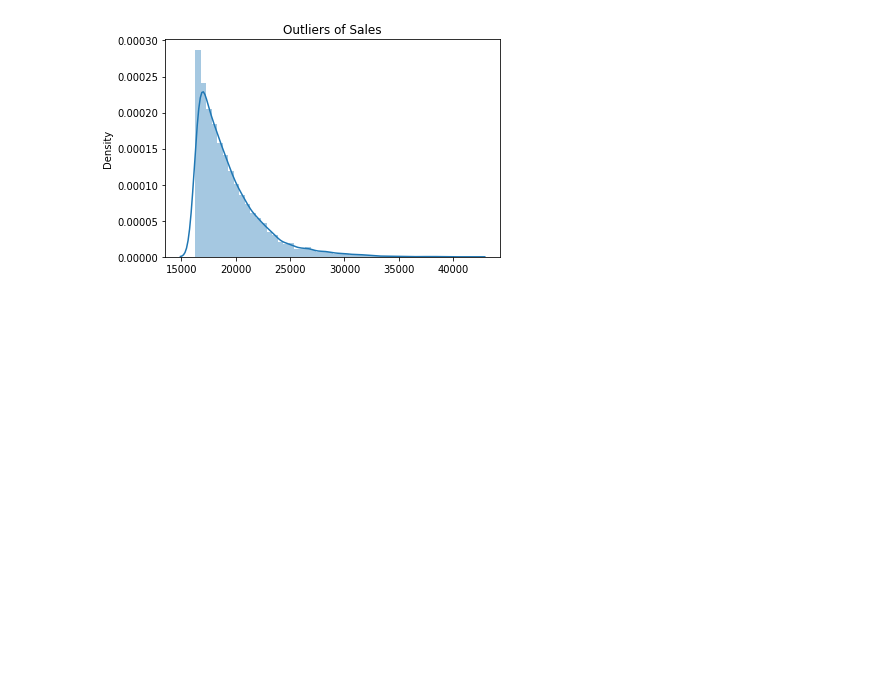
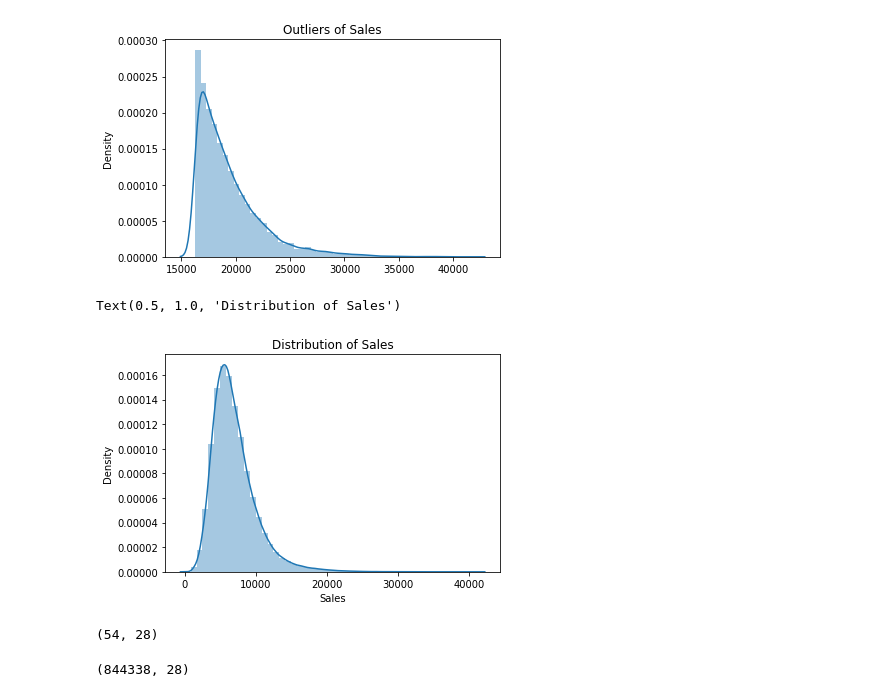
Before and after one commit to mukteshsingh95/Rossmann-Sales-Prediction, a Jupyter notebook: Rossmann_Sales_Prediction.ipynb, the cells around one changed output. Cells and saved outputs as stored; diff of their text form; code cells hidden in the pictures; blank space fills up the shorter version.

```diff
--- a/Rossmann_Sales_Prediction.ipynb
+++ b/Rossmann_Sales_Prediction.ipynb
@@ -868,3 +866,10 @@ plt.title("Outliers of Sales")
 # %% [output]
 Text(0.5, 1.0, 'Outliers of Sales')
 [figure]
+# %%
+#distribution of "sales" column(after removing closed shop)
+sns.distplot(merge_df_1['Sales'])
+plt.title("Distribution of Sales")
+# %% [output]
+Text(0.5, 1.0, 'Distribution of Sales')
+[figure, added]
@@ -870,0 +879,4 @@ Text(0.5, 1.0, 'Outliers of Sales')
+# %%
+merge_df_1[merge_df_1['Sales_transformed'] == float("-inf")].shape
+# %% [output]
+(54, 28)
@@ -870,0 +885,4 @@ Text(0.5, 1.0, 'Outliers of Sales')
+# %%
+merge_df_1.shape
+# %% [output]
+(844338, 28)
```
Also changed, not shown: parts of 30 cells of this notebook.
